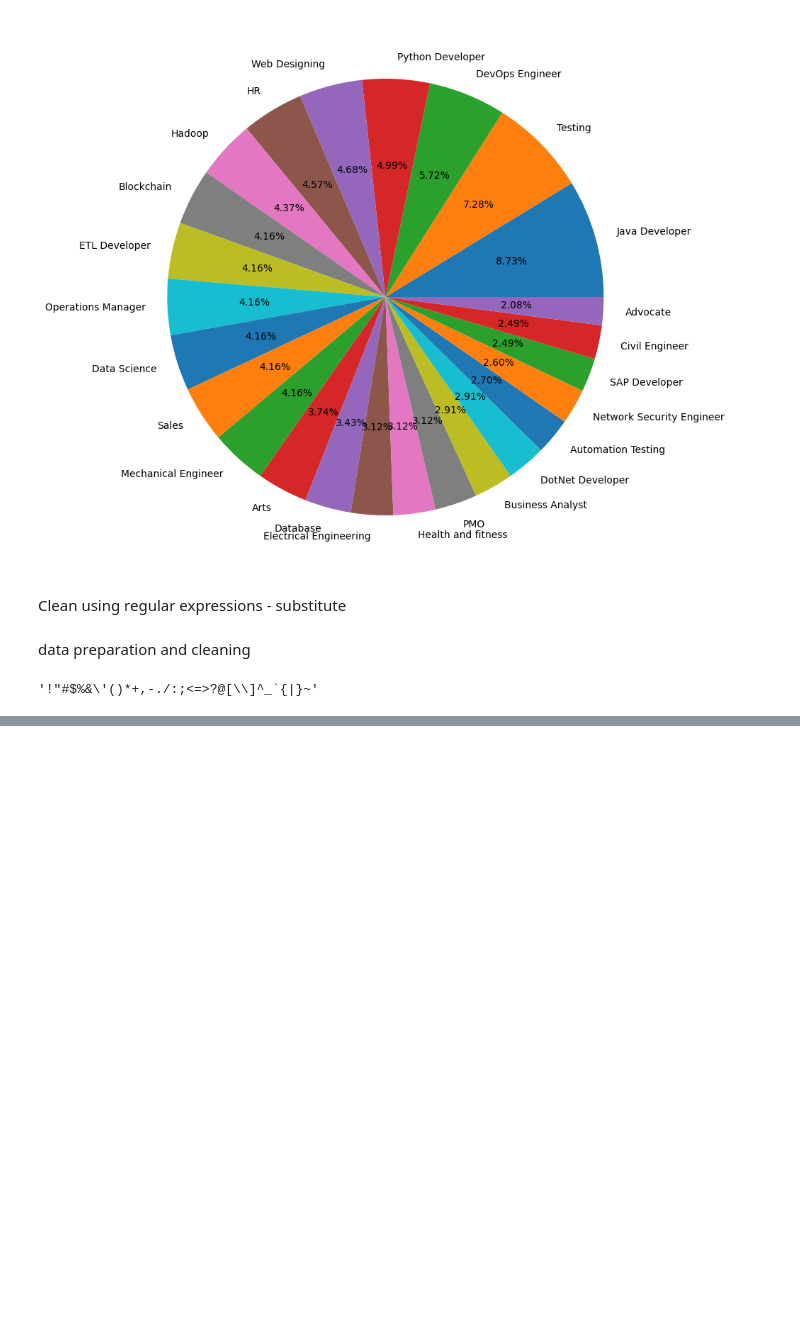
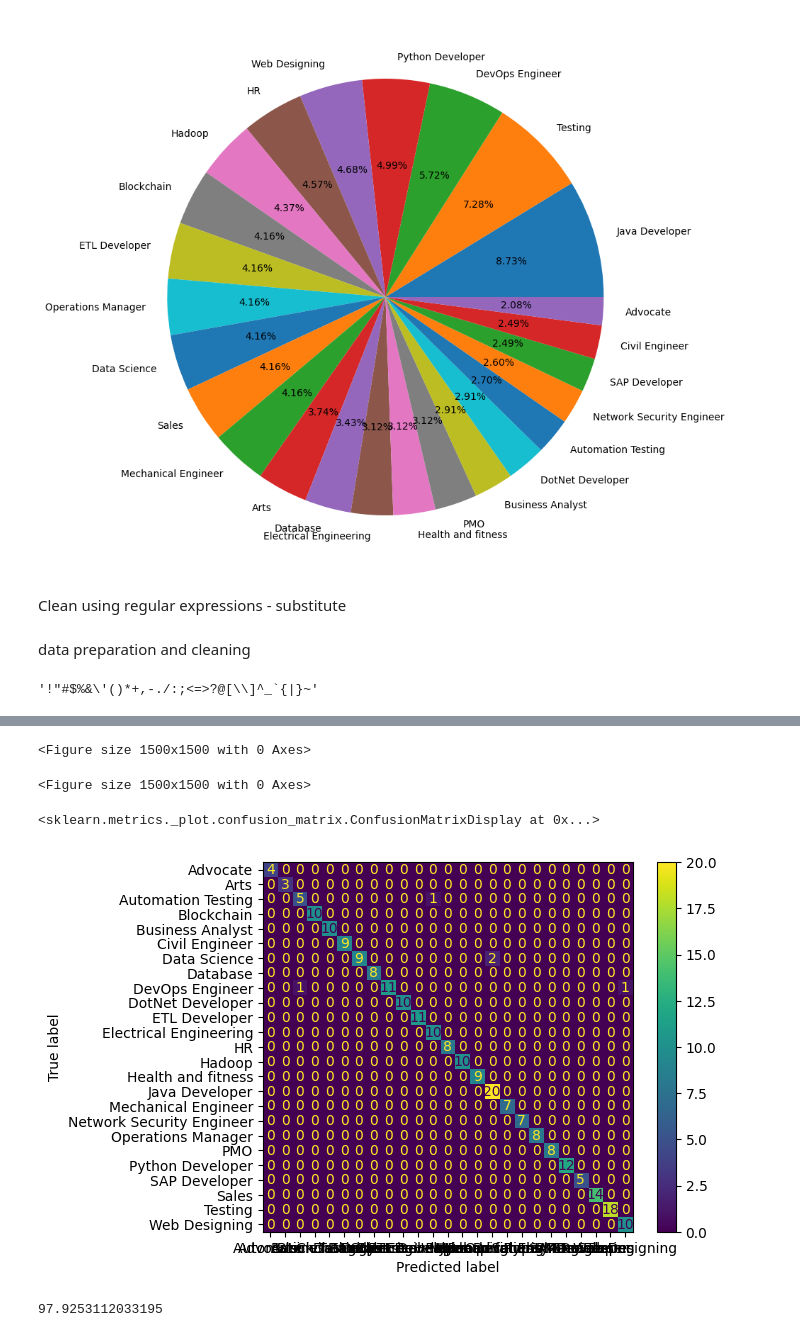
Before and after one commit to prithvi-diwanji/NLP2024_exercises, a Jupyter notebook: KNN_k_nearest_neighbour.ipynb, the cells around one changed output, grey strips where cells are left out. Saved outputs shown, nothing was run; the diff lists cells and outputs as text; code cells hidden in the pictures; blank space fills up the shorter version.

```diff
--- a/KNN_k_nearest_neighbour.ipynb
+++ b/KNN_k_nearest_neighbour.ipynb
@@ -150,0 +210,2 @@ def cleanResume (resumeText):
+# %%
+x_train, x_test, y_train, y_test = train_test_split (x_vect, y, random_state=0)
@@ -150,0 +227,6 @@ def cleanResume (resumeText):
+# %%
+#create hte object
+knn=KNeighborsClassifier()
+# %%
+#train the algo
+knn.fit(x_train, y_train)
@@ -150,0 +235,3 @@ def cleanResume (resumeText):
+# %%
+#### performance evaluation
+y_pred = knn.predict(x_test) #241 outcome, how many are mathcing
@@ -150,0 +264,14 @@ def cleanResume (resumeText):
+# %%
+plt.figure(figsize=(15,15))
+# %% [output]
+<Figure size 1500x1500 with 0 Axes>
+<Figure size 1500x1500 with 0 Axes>
+# %%
+ConfusionMatrixDisplay.from_predictions (y_test, y_pred)
+# %% [output]
+<sklearn.metrics._plot.confusion_matrix.ConfusionMatrixDisplay at 0x...>
+[figure, added]
+# %%
+accuracy_score (y_test, y_pred)*100
+# %% [output]
+97.9253112033195
```
Also changed, not shown: parts of 29 cells of this notebook.
